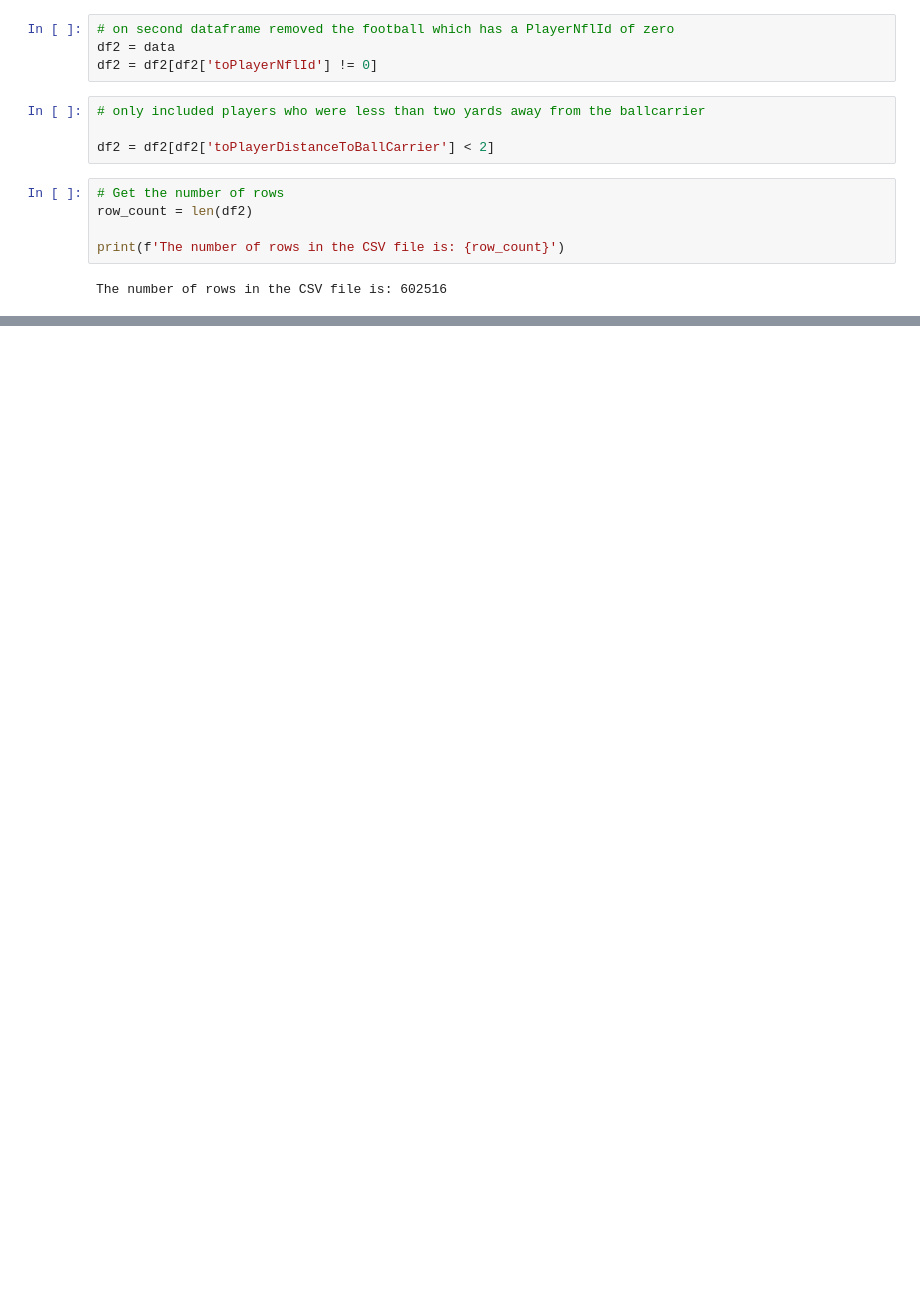
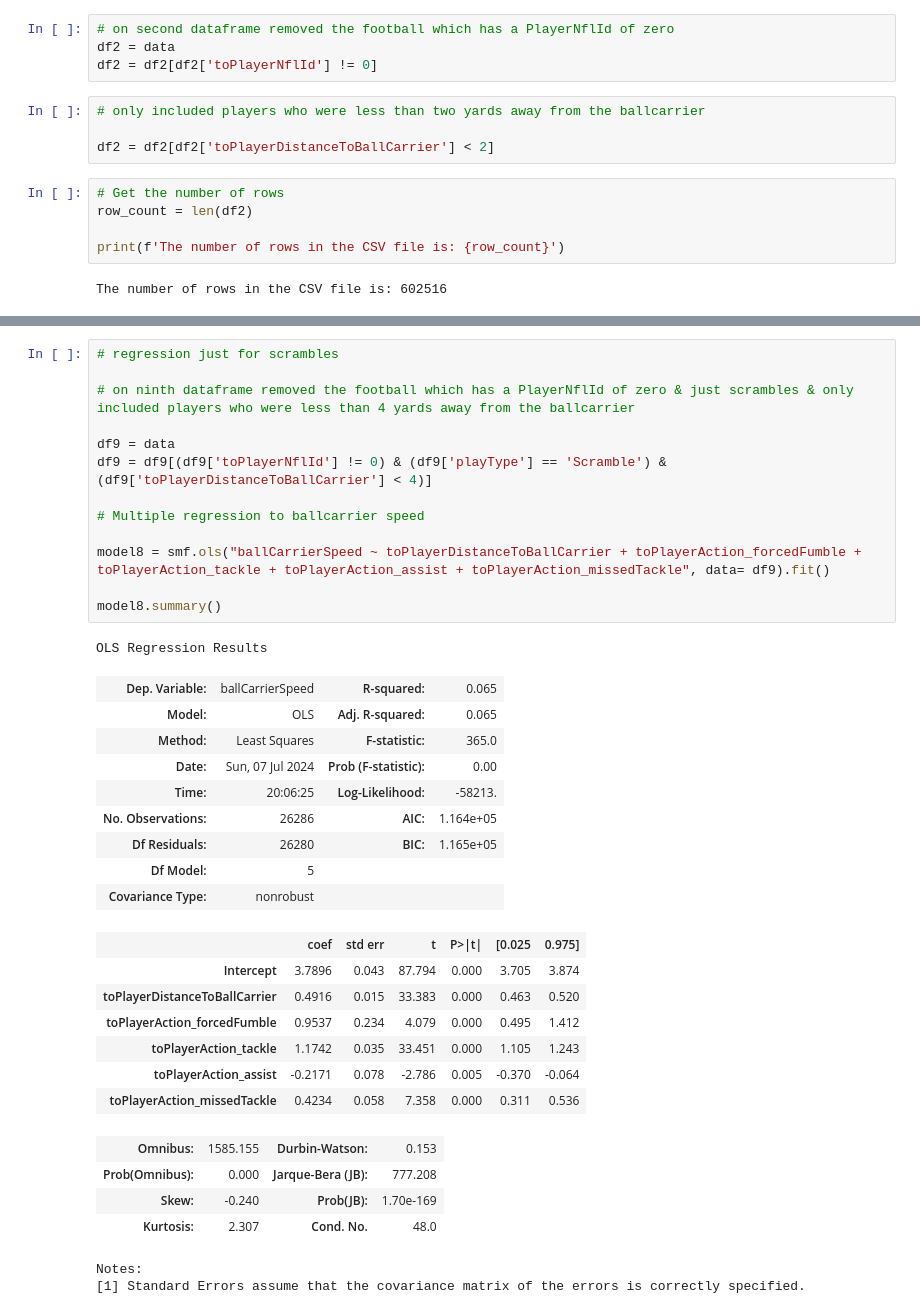
Before and after one commit to danoff/lending-a-hand-in-bringing-ballcarriers-down, a Jupyter notebook: Run_regressions.ipynb, the cells around one changed output, grey strips where cells are left out. Saved outputs shown, nothing was run; the diff lists cells and outputs as text; blank space fills up the shorter version.

```diff
--- a/Run_regressions.ipynb
+++ b/Run_regressions.ipynb
@@ -349,0 +486,37 @@ Notes:
+# %%
+# regression just for scrambles
+
+# on ninth dataframe removed the football which has a PlayerNflId of zero & just scrambles & only included players who were less than 4 yards away from the ballcarrier
+
+df9 = data
+df9 = df9[(df9['toPlayerNflId'] != 0) & (df9['playType'] == 'Scramble') & (df9['toPlayerDistanceToBallCarrier'] < 4)]
+
+# Multiple regression to ballcarrier speed
+
+model8 = smf.ols("ballCarrierSpeed ~ toPlayerDistanceToBallCarrier + toPlayerAction_forcedFumble + toPlayerAction_tackle + toPlayerAction_assist + toPlayerAction_missedTackle", data= df9).fit()
+
+model8.summary()
+# %% [output]
+OLS Regression Results
+| Dep. Variable: | ballCarrierSpeed | R-squared: | 0.065 |
+| Model: | OLS | Adj. R-squared: | 0.065 |
+| Method: | Least Squares | F-statistic: | 365.0 |
+| Date: | Sun, 07 Jul 2024 | Prob (F-statistic): | 0.00 |
+| Time: | 20:06:25 | Log-Likelihood: | -58213. |
+| No. Observations: | 26286 | AIC: | 1.164e+05 |
+| Df Residuals: | 26280 | BIC: | 1.165e+05 |
+| Df Model: | 5 |  |  |
+| Covariance Type: | nonrobust |  |  |
+|  | coef | std err | t | P>|t| | [0.025 | 0.975] |
+| Intercept | 3.7896 | 0.043 | 87.794 | 0.000 | 3.705 | 3.874 |
+| toPlayerDistanceToBallCarrier | 0.4916 | 0.015 | 33.383 | 0.000 | 0.463 | 0.520 |
+| toPlayerAction_forcedFumble | 0.9537 | 0.234 | 4.079 | 0.000 | 0.495 | 1.412 |
+| toPlayerAction_tackle | 1.1742 | 0.035 | 33.451 | 0.000 | 1.105 | 1.243 |
+| toPlayerAction_assist | -0.2171 | 0.078 | -2.786 | 0.005 | -0.370 | -0.064 |
+| toPlayerAction_missedTackle | 0.4234 | 0.058 | 7.358 | 0.000 | 0.311 | 0.536 |
+| Omnibus: | 1585.155 | Durbin-Watson: | 0.153 |
+| Prob(Omnibus): | 0.000 | Jarque-Bera (JB): | 777.208 |
+| Skew: | -0.240 | Prob(JB): | 1.70e-169 |
+| Kurtosis: | 2.307 | Cond. No. | 48.0 |
+Notes:
+[1] Standard Errors assume that the covariance matrix of the errors is correctly specified.
```
Also changed, not shown: parts of 17 cells of this notebook.
